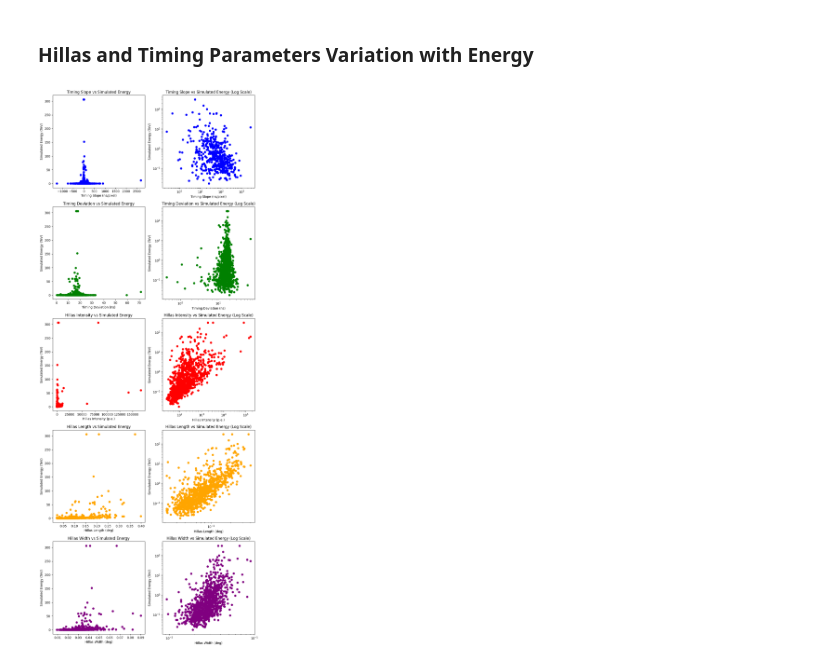
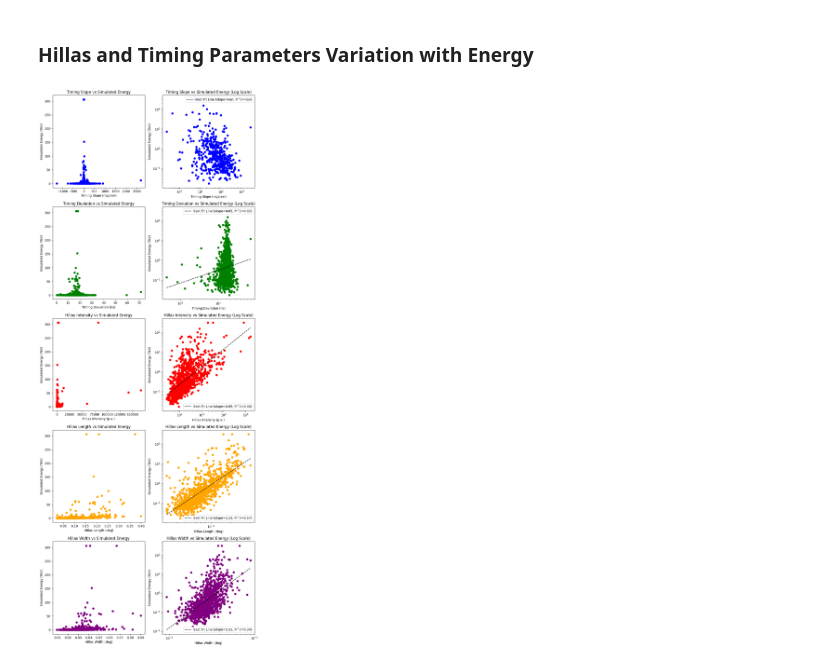
Before and after one commit to sarthak-tri/ACR_2026_TIFR_assignments, a Jupyter notebook: assignment-1/Mono_Reconstruction.ipynb, the cells around one changed output. Drawn from its saved outputs; the diff is of its cells as text; code cells hidden in the pictures.

```diff
--- a/assignment-1/Mono_Reconstruction.ipynb
+++ b/assignment-1/Mono_Reconstruction.ipynb
@@ -329,31 +329,48 @@ ax[0,1].set_xscale('log')
 ax[1,1].plot(time_deviation_array, sim_energy_array, 'o', color='green')
 ax[1,1].set_xlabel('Timing Deviation (ns)')
 ax[1,1].set_ylabel('Simulated Energy (TeV)')
 ax[1,1].set_title('Timing Deviation vs Simulated Energy (Log Scale)')
 ax[1,1].set_yscale('log')
 ax[1,1].set_xscale('log')
 ## intensity and simulated energy
 ax[2,1].plot(hillas_intensity_array, sim_energy_array, 'o', color='red')
 ax[2,1].set_xlabel('Hillas Intensity (p.e.)')
 ax[2,1].set_ylabel('Simulated Energy (TeV)')
 ax[2,1].set_title('Hillas Intensity vs Simulated Energy (Log Scale)')
 ax[2,1].set_yscale('log')
 ax[2,1].set_xscale('log')
 ## length and simulated energy
 ax[3,1].plot(hillas_length_array, sim_energy_array, 'o', color='orange')
 ax[3,1].set_xlabel('Hillas Length (deg)')
 ax[3,1].set_ylabel('Simulated Energy (TeV)')
 ax[3,1].set_title('Hillas Length vs Simulated Energy (Log Scale)')
 ax[3,1].set_yscale('log')
 ax[3,1].set_xscale('log')
 ## width and simulated energy
 ax[4,1].plot(hillas_width_array, sim_energy_array, 'o', color='purple')
 ax[4,1].set_xlabel('Hillas Width (deg)')
 ax[4,1].set_ylabel('Simulated Energy (TeV)')
 ax[4,1].set_title('Hillas Width vs Simulated Energy (Log Scale)')
 ax[4,1].set_yscale('log')
 ax[4,1].set_xscale('log')
+
+## overlaying the lines of best fit on the log-log graphs, printing slope and R^2 values for each line of best fit
+from scipy.stats import linregress
+def plot_best_fit_line(x, y, ax):
+    log_x = np.log10(x)
+    log_y = np.log10(y)
+    slope, intercept, r_value, p_value, std_err = linregress(log_x, log_y)
+    x_fit = np.linspace(min(log_x), max(log_x), 100)
+    y_fit = slope * x_fit + intercept
+    ax.plot(10**x_fit, 10**y_fit, color='black', linestyle='--', label=f'Best Fit Line (slope={slope:.2f}, R^2={r_value**2:.2f})')
+    ax.legend()
+plot_best_fit_line(time_slope_array, sim_energy_array, ax[0,1])
+plot_best_fit_line(time_deviation_array, sim_energy_array, ax[1,1])
+plot_best_fit_line(hillas_intensity_array, sim_energy_array, ax[2,1])
+plot_best_fit_line(hillas_length_array, sim_energy_array, ax[3,1])
+plot_best_fit_line(hillas_width_array, sim_energy_array, ax[4,1])
+
 plt.tight_layout()
 plt.show()
 # %% [output]
-[figure, old version]
+[figure, new version]
```
Also changed, not shown: parts of 1 cell of this notebook.
